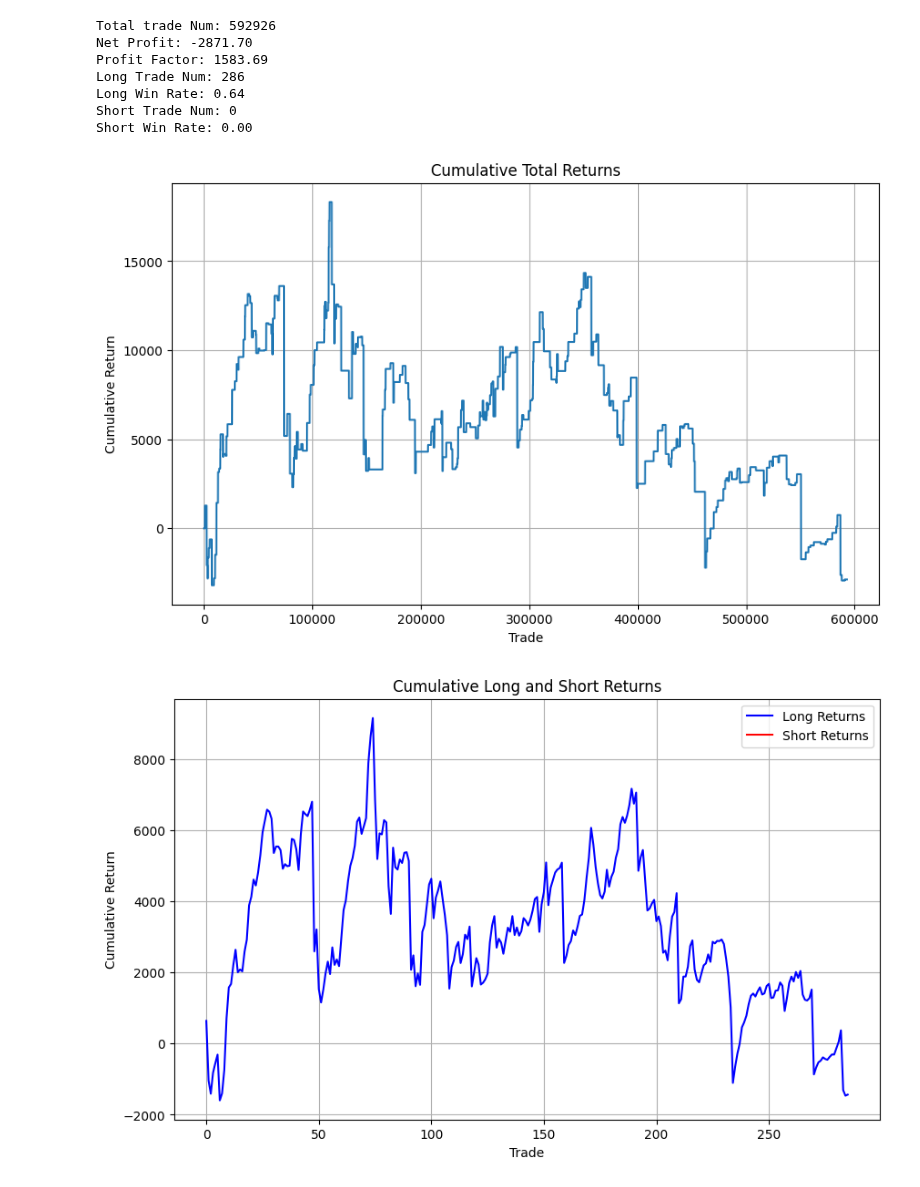
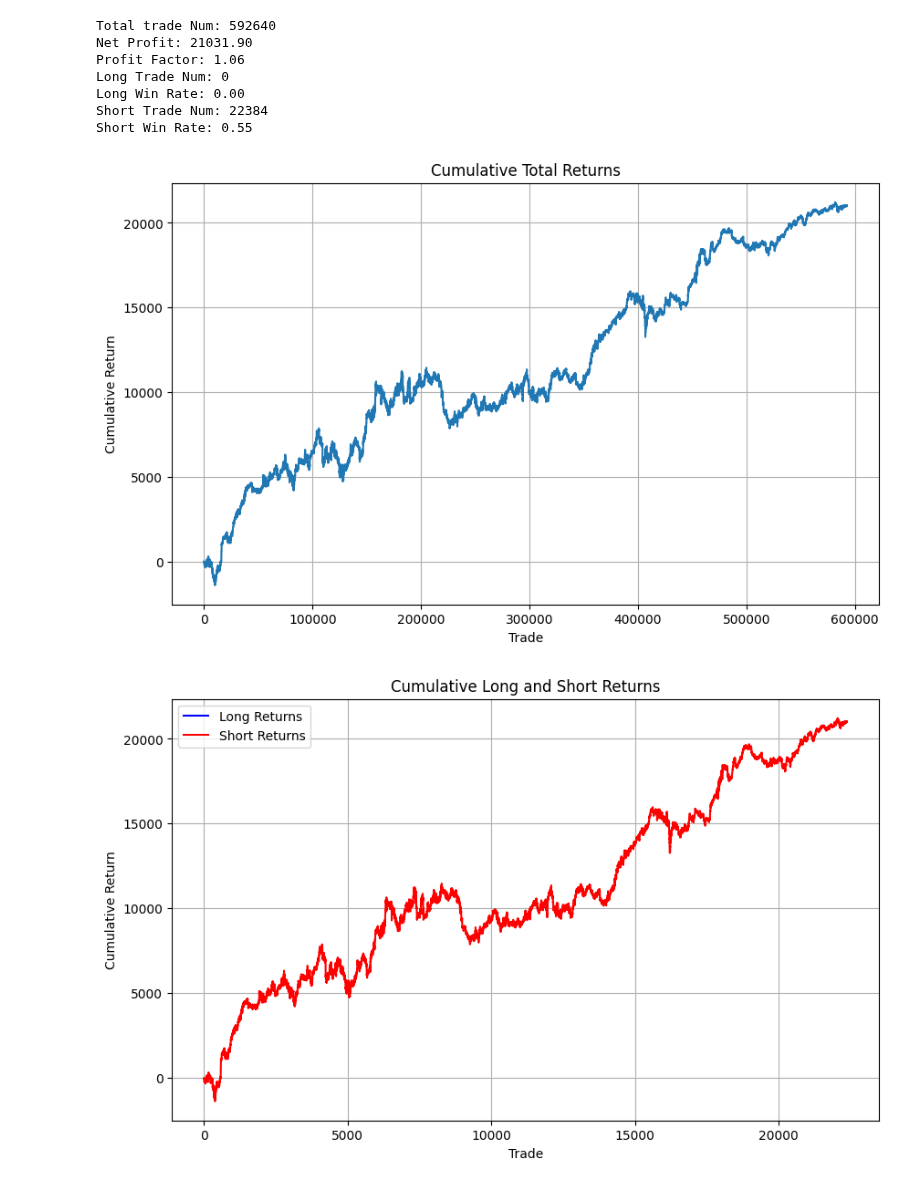
Before and after one commit to pixcelo/learning-model, a Jupyter notebook: rule-based/rsi.ipynb, the cells around one changed output. Saved outputs shown, nothing was run; the diff lists cells and outputs as text; code cells hidden in the pictures.

```diff
--- a/rule-based/rsi.ipynb
+++ b/rule-based/rsi.ipynb
@@ -33,10 +33,9 @@ def summarize_trade_results(trade_results):
     num_wins = sum(1 for x in trade_results['profits'] if x > 0)
     num_losses = num_trades - num_wins
 
-    average_win = sum(x for x in trade_results['profits'] if x > 0) / num_wins if num_wins > 0 else 0
-    average_loss = sum(x for x in trade_results['profits'] if x < 0) / num_losses if num_losses > 0 else 0
-
-    profit_factor = -average_win / average_loss if average_loss != 0 else 0
+    total_win = sum(x for x in trade_results['profits'] if x > 0)
+    total_loss = -sum(x for x in trade_results['profits'] if x < 0)
+    profit_factor = total_win / total_loss if total_loss != 0 else 0
 
     long_win_rate = sum(1 for x in trade_results['long_profits'] if x > 0) / len(trade_results['long_profits']) if trade_results['long_profits'] else 0
     short_win_rate = sum(1 for x in trade_results['short_profits'] if x > 0) / len(trade_results['short_profits']) if trade_results['short_profits'] else 0
@@ -165,5 +235,5 @@ def trade_conditions3(data_row, portfolio):
 # %%
-def trade_logic(df):
+def trade_logic(df, trade_conditions_func):
     # Initialize trade_results
     trade_results = {
         'profits': [],
@@ -183,7 +253,7 @@ def trade_logic(df):
         profit = 0
 
         data_row = df.iloc[i]
-        action = trade_conditions3(data_row, portfolio)
+        action = trade_conditions_func(data_row, portfolio)
 
         if portfolio['position'] is not None:
             if action == 'exit_long':
@@ -238,11 +308,19 @@ if __name__ == '__main__':
     # Prepare the data
     df = prepare_data(df)
 
+    plot_data(df, 'RSI')
+
     # Execute the trade logic
-    trade_results = trade_logic(df)
+    result1 = trade_logic(df, trade_conditions1)
+    result2 = trade_logic(df, trade_conditions2)
+    result3 = trade_logic(df, trade_conditions3)
+    result4 = trade_logic(df, trade_conditions4)
 
     # Summarize the trade results
-    summarize_trade_results(trade_results)
+    summarize_trade_results(result1)
+    summarize_trade_results(result2)
+    summarize_trade_results(result3)
+    summarize_trade_results(result4)
 
     # Update OptimalF calculator with trade results and calculate optimal_f
     # opt_f_calculator.set_trade_returns(trade_results['profits'])
@@ -252,10 +331,10 @@ if __name__ == '__main__':
-Total trade Num: 592926
-Net Profit: -2871.70
-Profit Factor: 1583.69
-Long Trade Num: 286
-Long Win Rate: 0.64
-Short Trade Num: 0
-Short Win Rate: 0.00
+Total trade Num: 592640
+Net Profit: 21031.90
+Profit Factor: 1.06
+Long Trade Num: 0
+Long Win Rate: 0.00
+Short Trade Num: 22384
+Short Win Rate: 0.55
-[figure, old version]
-[figure, old version]
+[figure, new version]
+[figure, added]
 # %%
```
Also changed, not shown: parts of 6 cells of this notebook.
